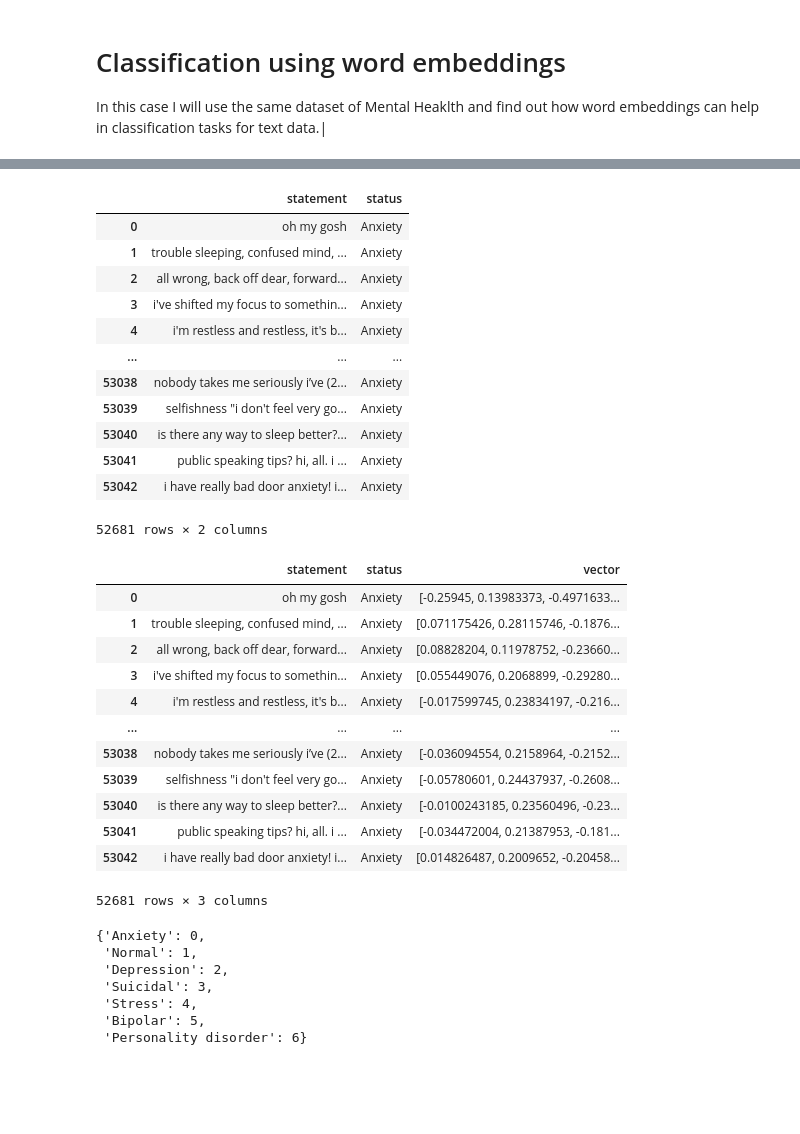
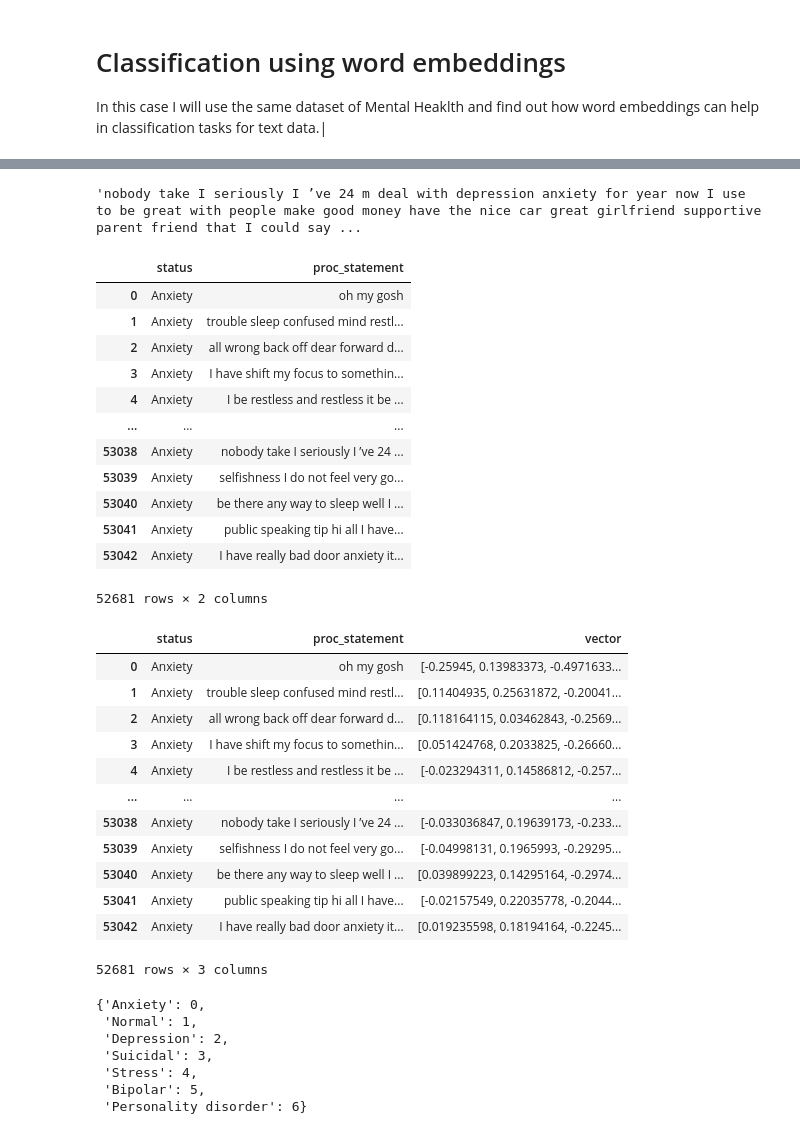
Before and after one commit to Hecramco/NLP_Projects, a Jupyter notebook: notebooks/word_embeddings_Mental_health.ipynb, the cells around one changed output, grey strips where cells are left out. Saved outputs shown, nothing was run; the diff lists cells and outputs as text; code cells hidden in the pictures; blank space fills up the shorter version.

```diff
--- a/notebooks/word_embeddings_Mental_health.ipynb
+++ b/notebooks/word_embeddings_Mental_health.ipynb
@@ -25,24 +27,36 @@ df_mh
 # %%
 # # This is to install the large english model to make the word embeddings with sapacy
 # !python -m spacy download en_core_web_lg
+nlp =  spacy.load("en_core_web_lg")
+def preprocess(text):
+    clean_txt =[]
+    text = text.lower()
+    doc = nlp(text)
+    for token in doc:
+        if token.is_punct == False:
+            clean_txt.append(token.lemma_)
+    return " ".join(clean_txt)
+# %%
+preprocess(df_mh['statement'][53038])
+# %% [output]
+'nobody take I seriously I ’ve 24 m deal with depression anxiety for year now I use to be great with people make good money have the nice car great girlfriend supportive parent friend that I could say ...
 # %%
-nlp =  spacy.load("en_core_web_lg")
-df_mh.dropna(inplace=True)
-df_mh.drop(columns=['Unnamed: 0'], inplace=True)
-df_mh['statement'] = df_mh.statement.apply(lambda x : x.lower())
+
+df_mh['proc_statement'] = df_mh.statement.apply(preprocess)
 # %%
+df_mh.drop(columns=['statement'], inplace=True)
 df_mh
 # %% [output]
-|  | statement | status |
-| 0 | oh my gosh | Anxiety |
-| 1 | trouble sleeping, confused mind, ... | Anxiety |
-| 2 | all wrong, back off dear, forward... | Anxiety |
-| 3 | i've shifted my focus to somethin... | Anxiety |
-| 4 | i'm restless and restless, it's b... | Anxiety |
+|  | status | proc_statement |
+| 0 | Anxiety | oh my gosh |
+| 1 | Anxiety | trouble sleep confused mind restl... |
+| 2 | Anxiety | all wrong back off dear forward d... |
+| 3 | Anxiety | I have shift my focus to somethin... |
+| 4 | Anxiety | I be restless and restless it be ... |
 | ... | ... | ... |
-| 53038 | nobody takes me seriously i’ve (2... | Anxiety |
-| 53039 | selfishness "i don't feel very go... | Anxiety |
-| 53040 | is there any way to sleep better?... | Anxiety |
-| 53041 | public speaking tips? hi, all. i ... | Anxiety |
-| 53042 | i have really bad door anxiety! i... | Anxiety |
+| 53038 | Anxiety | nobody take I seriously I ’ve 24 ... |
+| 53039 | Anxiety | selfishness I do not feel very go... |
+| 53040 | Anxiety | be there any way to sleep well I ... |
+| 53041 | Anxiety | public speaking tip hi all I have... |
+| 53042 | Anxiety | I have really bad door anxiety it... |
 52681 rows × 2 columns
@@ -49,19 +65,19 @@ df_mh
 # %%
-df_mh['vector']= df_mh.statement.apply(lambda x: nlp(x).vector)
+df_mh['vector']= df_mh.proc_statement.apply(lambda x: nlp(x).vector)
 df_mh
 # %% [output]
-|  | statement | status | vector |
-| 0 | oh my gosh | Anxiety | [-0.25945, 0.13983373, -0.4971633... |
-| 1 | trouble sleeping, confused mind, ... | Anxiety | [0.071175426, 0.28115746, -0.1876... |
-| 2 | all wrong, back off dear, forward... | Anxiety | [0.08828204, 0.11978752, -0.23660... |
-| 3 | i've shifted my focus to somethin... | Anxiety | [0.055449076, 0.2068899, -0.29280... |
-| 4 | i'm restless and restless, it's b... | Anxiety | [-0.017599745, 0.23834197, -0.216... |
+|  | status | proc_statement | vector |
+| 0 | Anxiety | oh my gosh | [-0.25945, 0.13983373, -0.4971633... |
+| 1 | Anxiety | trouble sleep confused mind restl... | [0.11404935, 0.25631872, -0.20041... |
+| 2 | Anxiety | all wrong back off dear forward d... | [0.118164115, 0.03462843, -0.2569... |
+| 3 | Anxiety | I have shift my focus to somethin... | [0.051424768, 0.2033825, -0.26660... |
+| 4 | Anxiety | I be restless and restless it be ... | [-0.023294311, 0.14586812, -0.257... |
 | ... | ... | ... | ... |
-| 53038 | nobody takes me seriously i’ve (2... | Anxiety | [-0.036094554, 0.2158964, -0.2152... |
-| 53039 | selfishness "i don't feel very go... | Anxiety | [-0.05780601, 0.24437937, -0.2608... |
-| 53040 | is there any way to sleep better?... | Anxiety | [-0.0100243185, 0.23560496, -0.23... |
-| 53041 | public speaking tips? hi, all. i ... | Anxiety | [-0.034472004, 0.21387953, -0.181... |
-| 53042 | i have really bad door anxiety! i... | Anxiety | [0.014826487, 0.2009652, -0.20458... |
+| 53038 | Anxiety | nobody take I seriously I ’ve 24 ... | [-0.033036847, 0.19639173, -0.233... |
+| 53039 | Anxiety | selfishness I do not feel very go... | [-0.04998131, 0.1965993, -0.29295... |
+| 53040 | Anxiety | be there any way to sleep well I ... | [0.039899223, 0.14295164, -0.2974... |
+| 53041 | Anxiety | public speaking tip hi all I have... | [-0.02157549, 0.22035778, -0.2044... |
+| 53042 | Anxiety | I have really bad door anxiety it... | [0.019235598, 0.18194164, -0.2245... |
 52681 rows × 3 columns
 # %%
 df_mh.to_csv("../data/mental_health/embeddings_mental_health_data.csv")
```
Also changed, not shown: parts of 6 cells of this notebook.
